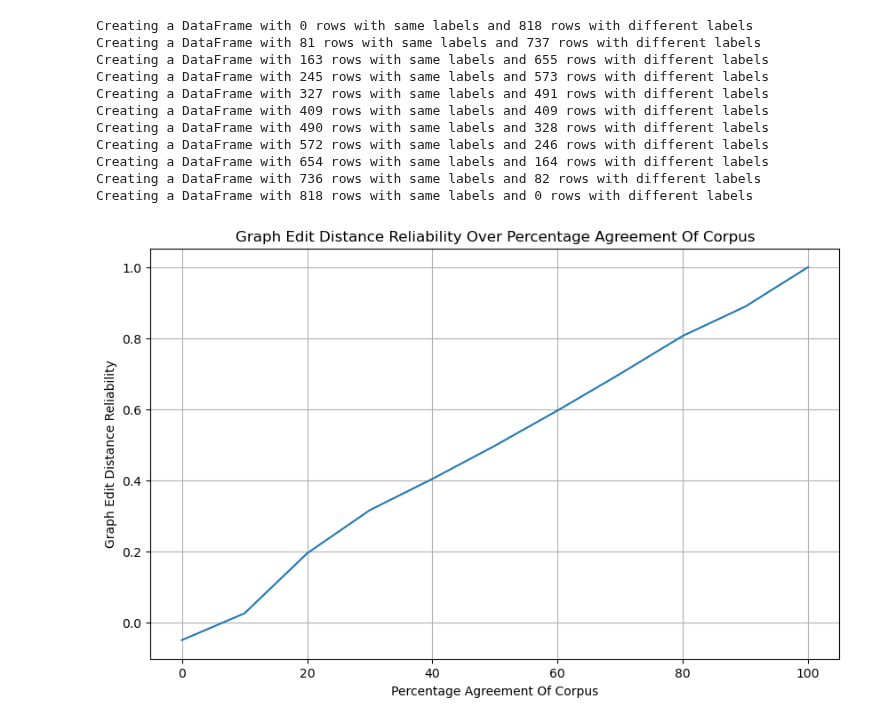
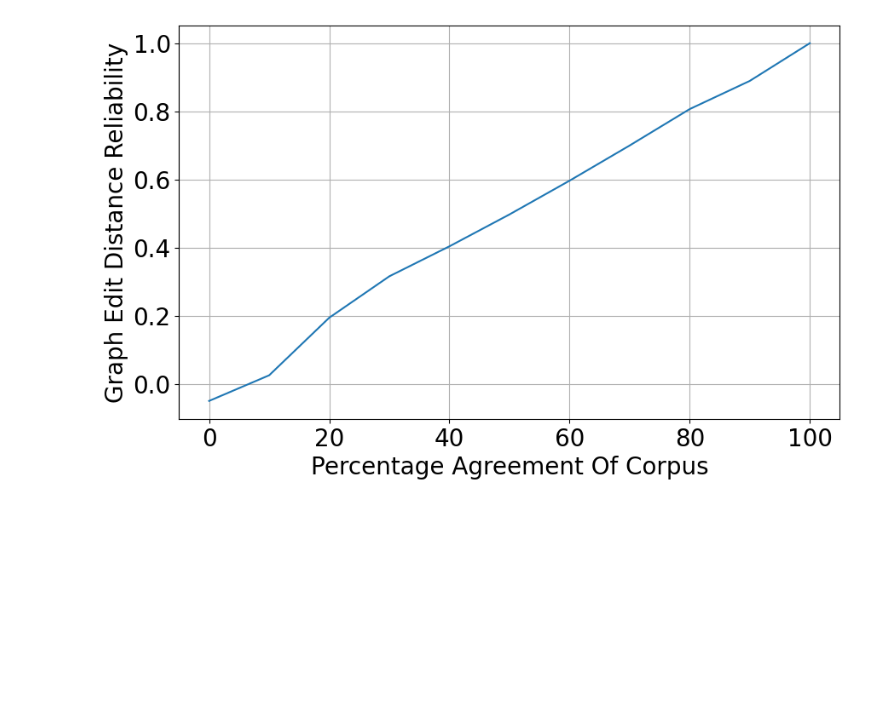
Before and after one commit to Daniel889911/GENG5511-Research-Project, a Jupyter notebook: graph_edit_distance_test/graph_edit_distance.ipynb, the cells around one changed output. Cells and saved outputs as stored; diff of their text form; code cells hidden in the pictures; blank space fills up the shorter version.

```diff
--- a/graph_edit_distance_test/graph_edit_distance.ipynb
+++ b/graph_edit_distance_test/graph_edit_distance.ipynb
@@ -34,19 +34,21 @@ def calculate_percentage_same_0_to_1(overall_table):
         overall_reliability = Label_Metrics.calculate_overall_reliability(pairwise_reliability)
         percentage_data[percentage_same*100] = overall_reliability
     return percentage_data
+# %%
+coefficients_0_to_1 = {0.0: {'Overall Reliability': -0.05052451406834457},
+ 10.0: {'Overall Reliability': 0.024745490434397555},
+ 20.0: {'Overall Reliability': 0.19381732403871832},
+ 30.0: {'Overall Reliability': 0.3154041896147159},
+ 40.0: {'Overall Reliability': 0.40339356965982454},
+ 50.0: {'Overall Reliability': 0.49705972950211913},
+ 60.0: {'Overall Reliability': 0.5961789116929911},
+ 70.0: {'Overall Reliability': 0.6994726965281738},
+ 80.0: {'Overall Reliability': 0.8064437609729073},
+ 90.0: {'Overall Reliability': 0.8891880171189639},
+ 100.0: {'Overall Reliability': 1.0}}
 # %%
-coefficients_0_to_1 = calculate_percentage_same_0_to_1(overall_table)
-gr.plot_edit_distance_agreements(coefficients_0_to_1, title='Graph Edit Distance Reliability Over Percentage Agreement Of Corpus', x_axis_title='Percentage Agreement Of Corpus', y_axis_title='Graph Edit Distance Reliability')
+# coefficients_0_to_1 = calculate_percentage_same_0_to_1(overall_table)
+import graphs as gr
+gr.plot_edit_distance_agreements(coefficients_0_to_1, title='', x_axis_title='Percentage Agreement Of Corpus', y_axis_title='Graph Edit Distance Reliability')
 # %% [output]
-Creating a DataFrame with 0 rows with same labels and 818 rows with different labels
-Creating a DataFrame with 81 rows with same labels and 737 rows with different labels
-Creating a DataFrame with 163 rows with same labels and 655 rows with different labels
-Creating a DataFrame with 245 rows with same labels and 573 rows with different labels
-Creating a DataFrame with 327 rows with same labels and 491 rows with different labels
-Creating a DataFrame with 409 rows with same labels and 409 rows with different labels
-Creating a DataFrame with 490 rows with same labels and 328 rows with different labels
-Creating a DataFrame with 572 rows with same labels and 246 rows with different labels
-Creating a DataFrame with 654 rows with same labels and 164 rows with different labels
-Creating a DataFrame with 736 rows with same labels and 82 rows with different labels
-Creating a DataFrame with 818 rows with same labels and 0 rows with different labels
-[figure, old version]
+[figure, new version]
```
Also changed, not shown: 24 other files.
